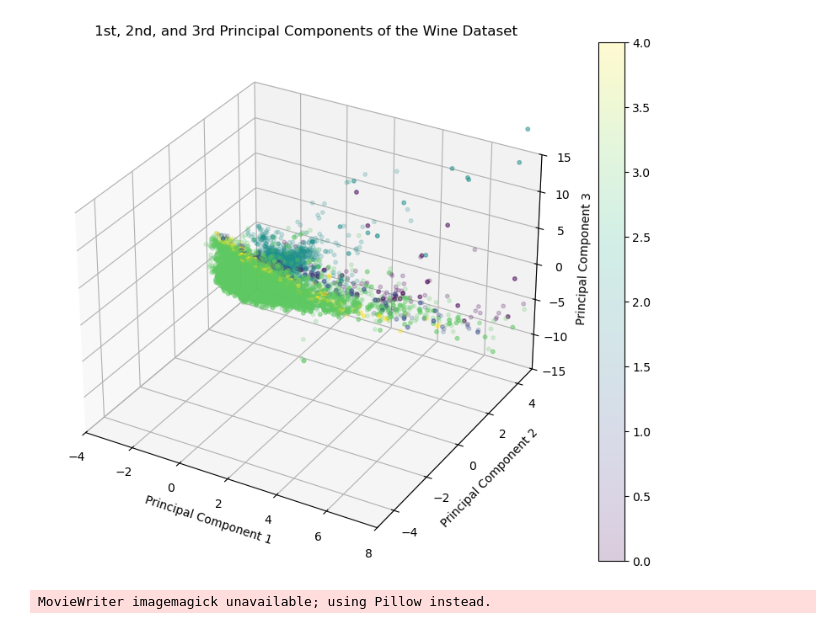
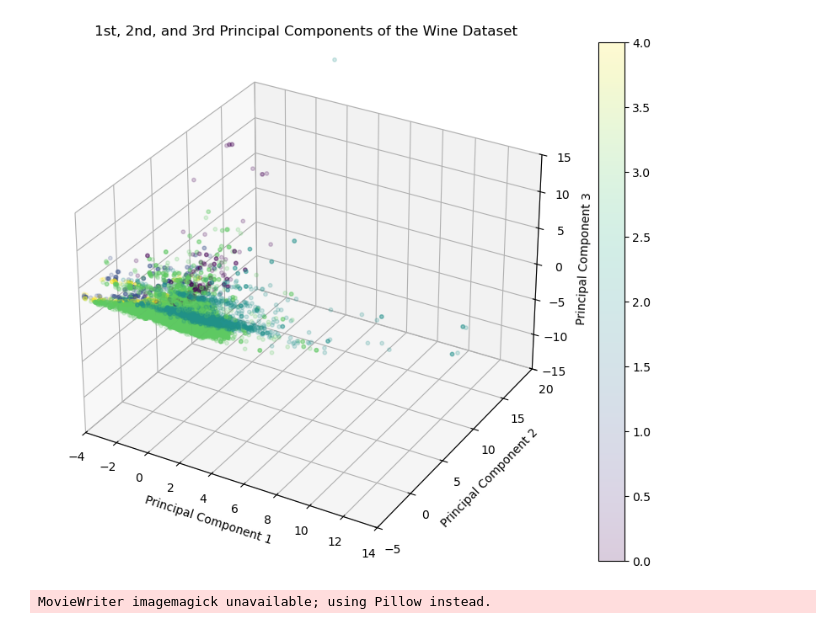
Before and after one commit to jzs3uu/Exoplanets, a Jupyter notebook: KMeans_PCA.ipynb, the cells around one changed output. Saved outputs shown, nothing was run; the diff lists cells and outputs as text; code cells hidden in the pictures.

```diff
--- a/KMeans_PCA.ipynb
+++ b/KMeans_PCA.ipynb
@@ -35,7 +35,7 @@ df
 label_encoder = LabelEncoder()
 df['habitability_encoded'] = label_encoder.fit_transform(df['habitability_class'])
 
-X = df[['pl_rade', 'pl_eqt', 'pl_orbper', 'pl_orbsmax', 'st_teff', 'st_rad', 'st_mass']].copy()
+X = df[['sy_snum', 'pl_rade', 'pl_eqt', 'pl_orbper', 'pl_orbsmax', 'st_teff', 'st_rad', 'st_mass']].copy()
 y = df['habitability_encoded']
 # %%
 for column in X.columns:
@@ -58,7 +59,7 @@ scaler = StandardScaler()
 X_scaled = scaler.fit_transform(X)
 # %%
 inertia = []
-K = range(2, 15)
+K = range(2, 30)
 
 for k in K:
     kmeans = KMeans(n_clusters=k, random_state=42)
@@ -174,26 +176,26 @@ axes[1].legend()
 # %%
 from mpl_toolkits.mplot3d import Axes3D  # For 3D plotting
 
 
 pca = PCA(n_components=5)
 X_pca = pca.fit_transform(X_scaled)
 
 # Plotting the principal components in 3D
 fig = plt.figure(figsize=(10, 8))
 ax = fig.add_subplot(111, projection='3d')
-scatter = ax.scatter(X_pca[:, 1], X_pca[:, 2], X_pca[:, 3], c=y, cmap='viridis', s=10, alpha=0.2)
+scatter = ax.scatter(X_pca[:, 0], X_pca[:, 1], X_pca[:, 2], c=y, cmap='viridis', s=10, alpha=0.2)
 ax.set_xlabel('Principal Component 1')
 ax.set_ylabel('Principal Component 2')
 ax.set_zlabel('Principal Component 3')
-ax.set_xlim(-4, 8)  # Set x-axis limits
-ax.set_ylim(-5, 5)  # Set y-axis limits
+ax.set_xlim(-4, 14)  # Set x-axis limits
+ax.set_ylim(-5, 20)  # Set y-axis limits
 ax.set_zlim(-15, 15)  # Set z-axis limits
 # Set axis limits if needed (example values provided, adjust as necessary)
 plt.title('1st, 2nd, and 3rd Principal Components of the Wine Dataset')
 plt.colorbar(scatter)
 plt.show()
 # %% [output]
-[figure, old version]
+[figure, new version]
 # %%
 from matplotlib.animation import FuncAnimation
 
```
Also changed, not shown: parts of 10 cells of this notebook, 1 other file.
